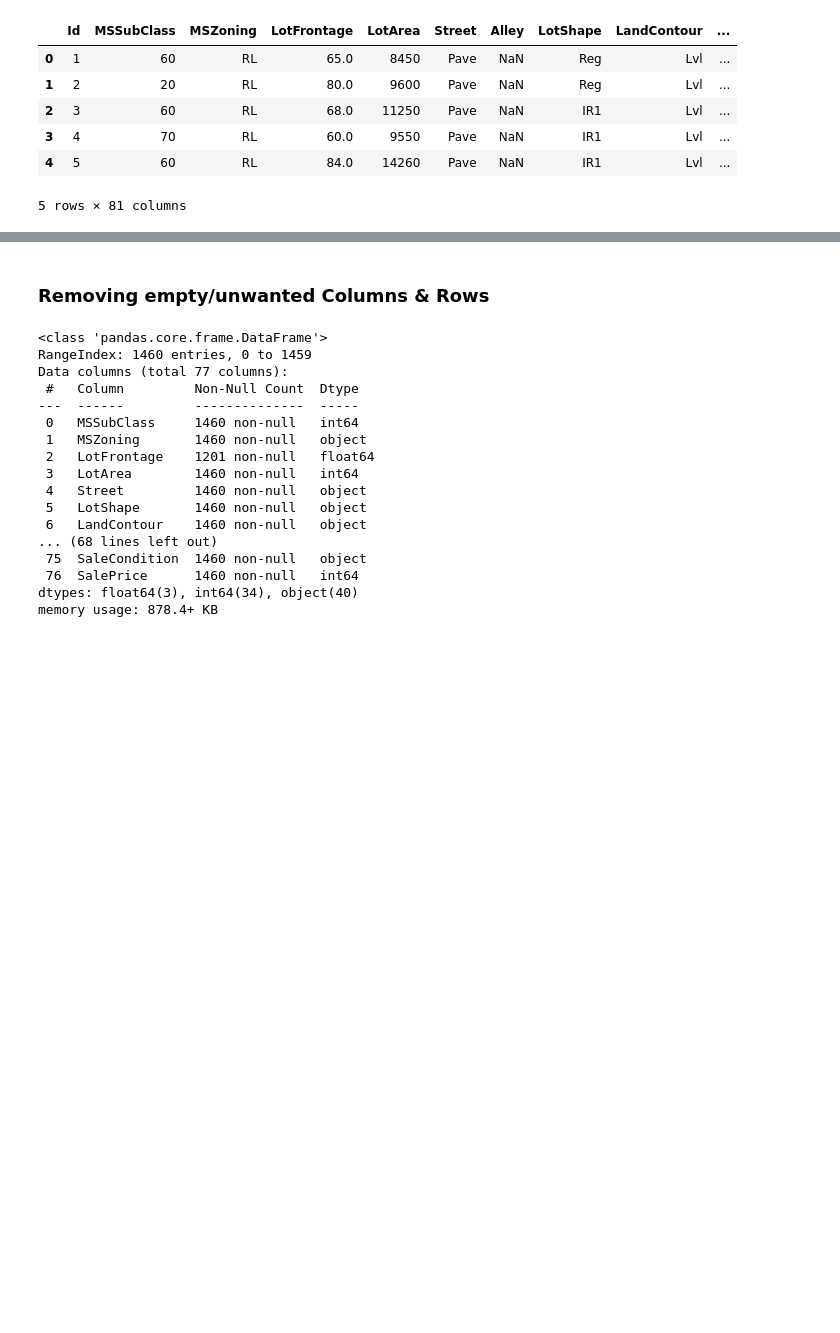
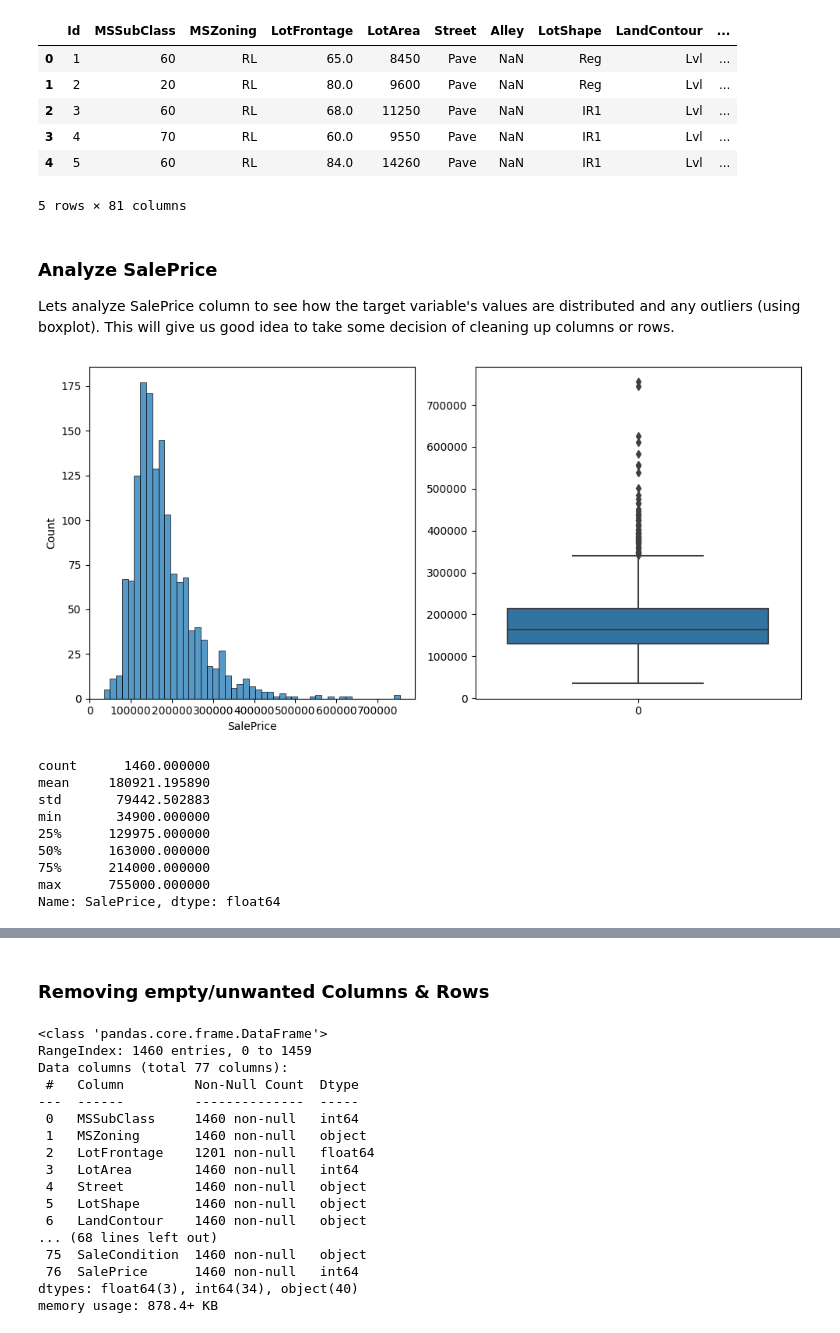
Before and after one commit to porechajp/advanced_regression, a Jupyter notebook: housing_price_advreg.ipynb, the cells around one changed output, grey strips where cells are left out. Drawn from its saved outputs; the diff is of its cells as text; code cells hidden in the pictures; blank space fills up the shorter version.

```diff
--- a/housing_price_advreg.ipynb
+++ b/housing_price_advreg.ipynb
@@ -59,3 +59,27 @@ housing.head()
 | 3 | 4 | 70 | RL | 60.0 | 9550 | Pave | NaN | IR1 | Lvl | ... |
 | 4 | 5 | 60 | RL | 84.0 | 14260 | Pave | NaN | IR1 | Lvl | ... |
 5 rows × 81 columns
+# %% [markdown]
+### Analyze SalePrice
+
+Lets analyze SalePrice column to see how the target variable's values are distributed and any outliers (using boxplot). This will give us good idea to take some decision of cleaning up columns or rows.
+# %%
+plt.rcParams["figure.figsize"] = [10, 5]
+plt.rcParams["figure.autolayout"] = True
+f, axes = plt.subplots(1, 2)
+
+sns.histplot(housing["SalePrice"], ax=axes[0])
+sns.boxplot(housing["SalePrice"], ax=axes[1])
+plt.show()
+housing["SalePrice"].describe()
+# %% [output]
+[figure, added]
+count      1460.000000
+mean     180921.195890
+std       79442.502883
+min       34900.000000
+25%      129975.000000
+50%      163000.000000
+75%      214000.000000
+max      755000.000000
+Name: SalePrice, dtype: float64
```
Also changed, not shown: parts of 13 cells of this notebook.
